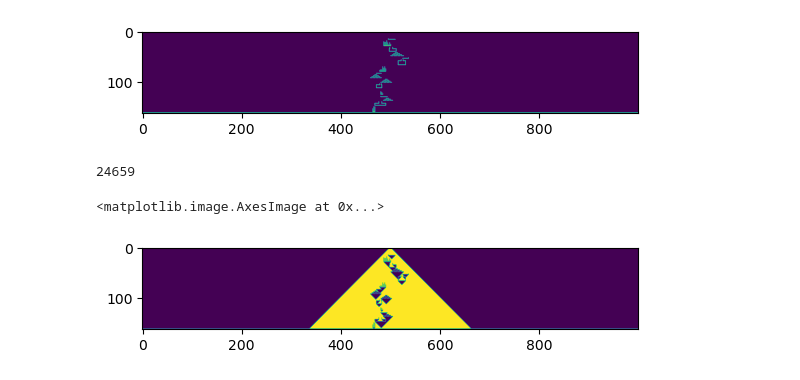
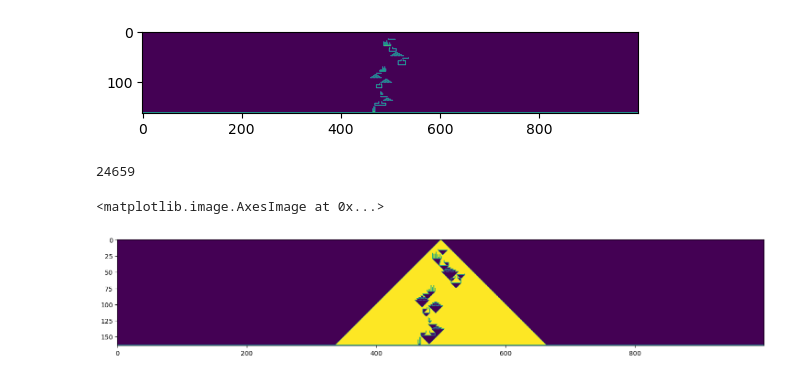
Before and after one commit to tegnered/aoc2022, a Jupyter notebook: 14/14.ipynb, the cells around one changed output. Cells and saved outputs as stored; diff of their text form; code cells hidden in the pictures.

```diff
--- a/14/14.ipynb
+++ b/14/14.ipynb
@@ -126,7 +126,8 @@ sands
 # %% [output]
 24659
 # %%
+plt.figure(figsize = (20,3))
 plt.imshow(roof)
 # %% [output]
 <matplotlib.image.AxesImage at 0x...>
-[figure, old version]
+[figure, new version]
```
